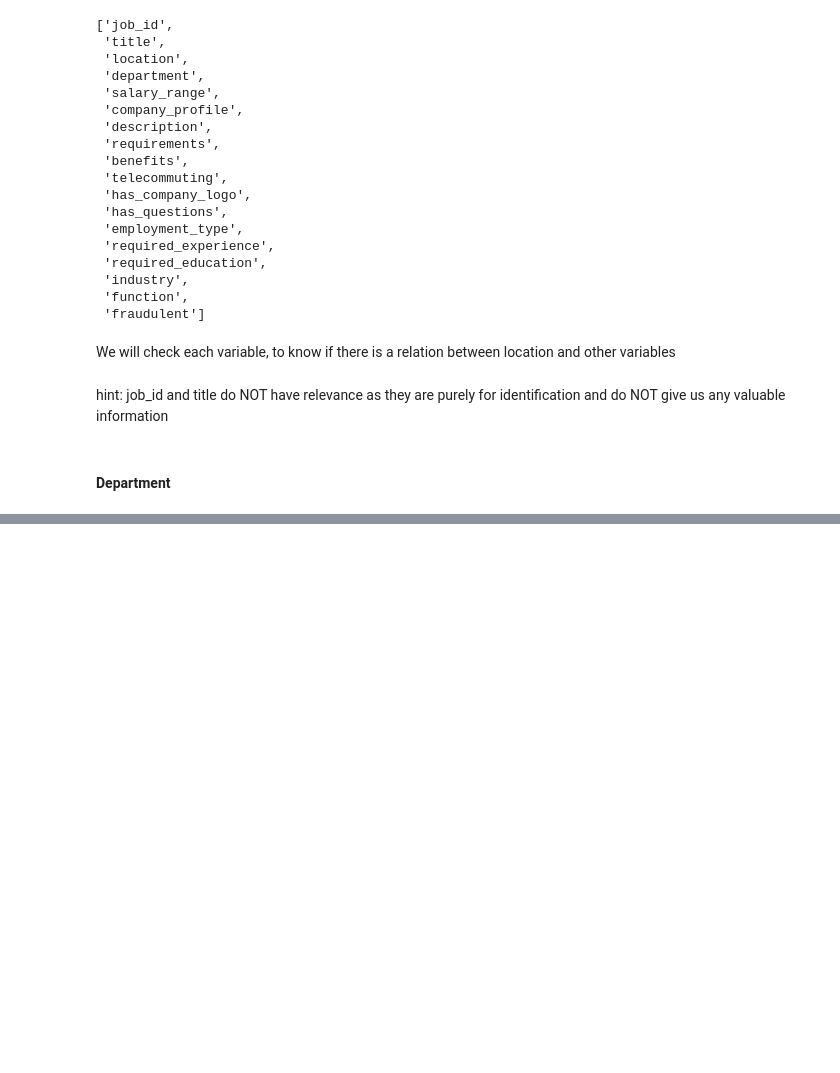
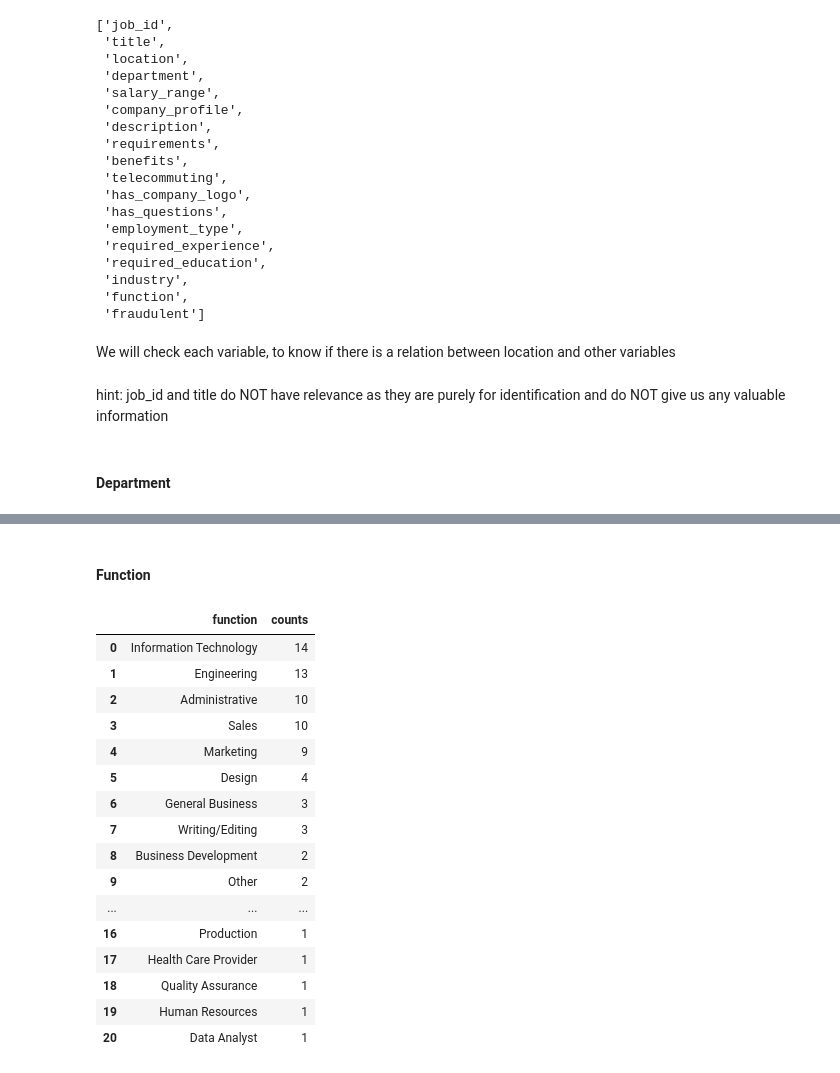
Before and after one commit to AlexandruSchneider/machine-learning-cds-106, a Jupyter notebook: Abgabe/location.ipynb, the cells around one changed output, grey strips where cells are left out. Drawn from its saved outputs; the diff is of its cells as text; code cells hidden in the pictures; blank space fills up the shorter version.

```diff
--- a/Abgabe/location.ipynb
+++ b/Abgabe/location.ipynb
@@ -110,0 +436,23 @@ test.shape
+# %% [markdown]
+#### Function
+# %%
+function_missing_in_location = make_df_missing_location(missing_location, 'function')
+function_missing_in_location
+# %% [output]
+|  | function | counts |
+| 0 | Information Technology | 14 |
+| 1 | Engineering | 13 |
+| 2 | Administrative | 10 |
+| 3 | Sales | 10 |
+| 4 | Marketing | 9 |
+| 5 | Design | 4 |
+| 6 | General Business | 3 |
+| 7 | Writing/Editing | 3 |
+| 8 | Business Development | 2 |
+| 9 | Other | 2 |
+| ... | ... | ... |
+| 16 | Production | 1 |
+| 17 | Health Care Provider | 1 |
+| 18 | Quality Assurance | 1 |
+| 19 | Human Resources | 1 |
+| 20 | Data Analyst | 1 |
```
Also changed, not shown: parts of 117 cells of this notebook.
